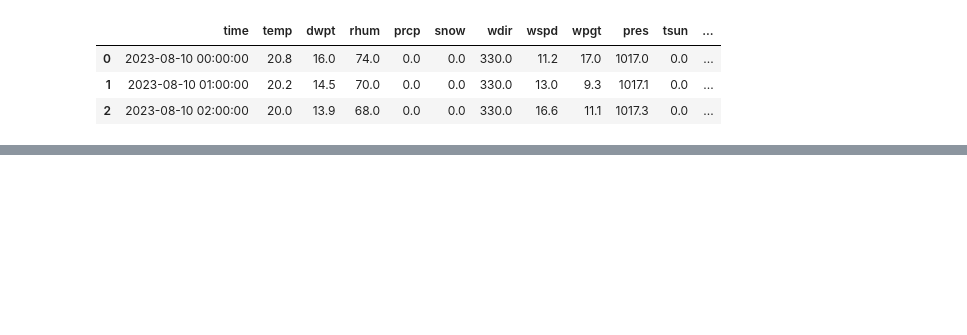
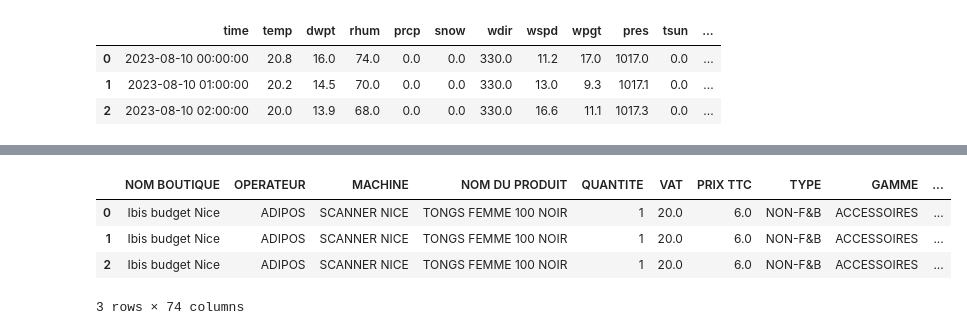
Before and after one commit to klaghmari-github/hotels, a Jupyter notebook: data_augmentation.ipynb, the cells around one changed output, grey strips where cells are left out. Cells and saved outputs as stored; diff of their text form; code cells hidden in the pictures; blank space fills up the shorter version.

```diff
--- a/data_augmentation.ipynb
+++ b/data_augmentation.ipynb
@@ -959,16 +927,0 @@ dp.df.head(3)
-# %%
-poi_df = pd.read_csv("poi.csv").rename({"NAME" : "SHOP_NAME", "CITY" : "HOTEL_CITY"}, axis = 1)[["HOTEL_NAME", "HOTEL_CITY", "HOTEL_LAT", "HOTEL_LON", "RAYON_KM", "SHOP_NAME", "SHOP_TYPE"]]
-poi_df["SHOP_TYPE_RAYON_KM"] = poi_df["SHOP_TYPE"].str.upper() + "_" + poi_df["RAYON_KM"].astype(str) + "_KM"
-dummies_df = pd.get_dummies(poi_df["SHOP_TYPE_RAYON_KM"], dtype = int)
-poi_df = pd.concat([poi_df, dummies_df], axis = 1)
-poi_df = poi_df.drop(["RAYON_KM", "SHOP_NAME", "SHOP_TYPE", "SHOP_TYPE_RAYON_KM"], axis = 1)
-hotels_df = poi_df.groupby(
-    [
-        "HOTEL_NAME",
-        "HOTEL_CITY",
-        "HOTEL_LAT",
-        "HOTEL_LON",
-    ],
-    as_index = False
-).sum()
-hotels_df
@@ -994,6 +928,8 @@ out.shape
 # %%
 weather_df = pd.read_csv("weather.csv")
 weather_df.head(3)
+weather_df["time"] = pd.to_datetime(weather_df["time"])
+weather_df.head(3)
 # %% [output]
 |  | time | temp | dwpt | rhum | prcp | snow | wdir | wspd | wpgt | pres | tsun | ... |
 | 0 | 2023-08-10 00:00:00 | 20.8 | 16.0 | 74.0 | 0.0 | 0.0 | 330.0 | 11.2 | 17.0 | 1017.0 | 0.0 | ... |
@@ -1008,0 +946,14 @@ Name: OSM_TYPE, dtype: object
+# %%
+df = (
+    dp.df
+    .merge(weather_df, left_on="DATE_HEURE", right_on="time", how="left")
+    .merge(hotels_df, left_on="NOM BOUTIQUE", right_on="HOTEL_NAME", how="left")
+)
+# %%
+df.head(3)
+# %% [output]
+|  | NOM BOUTIQUE | OPERATEUR | MACHINE | NOM DU PRODUIT | QUANTITE | VAT | PRIX TTC | TYPE | GAMME | ... |
+| 0 | Ibis budget Nice | ADIPOS | SCANNER NICE | TONGS FEMME 100 NOIR | 1 | 20.0 | 6.0 | NON-F&B | ACCESSOIRES | ... |
+| 1 | Ibis budget Nice | ADIPOS | SCANNER NICE | TONGS FEMME 100 NOIR | 1 | 20.0 | 6.0 | NON-F&B | ACCESSOIRES | ... |
+| 2 | Ibis budget Nice | ADIPOS | SCANNER NICE | TONGS FEMME 100 NOIR | 1 | 20.0 | 6.0 | NON-F&B | ACCESSOIRES | ... |
+3 rows × 74 columns
```
Also changed, not shown: parts of 13 cells of this notebook, 20 other files.
